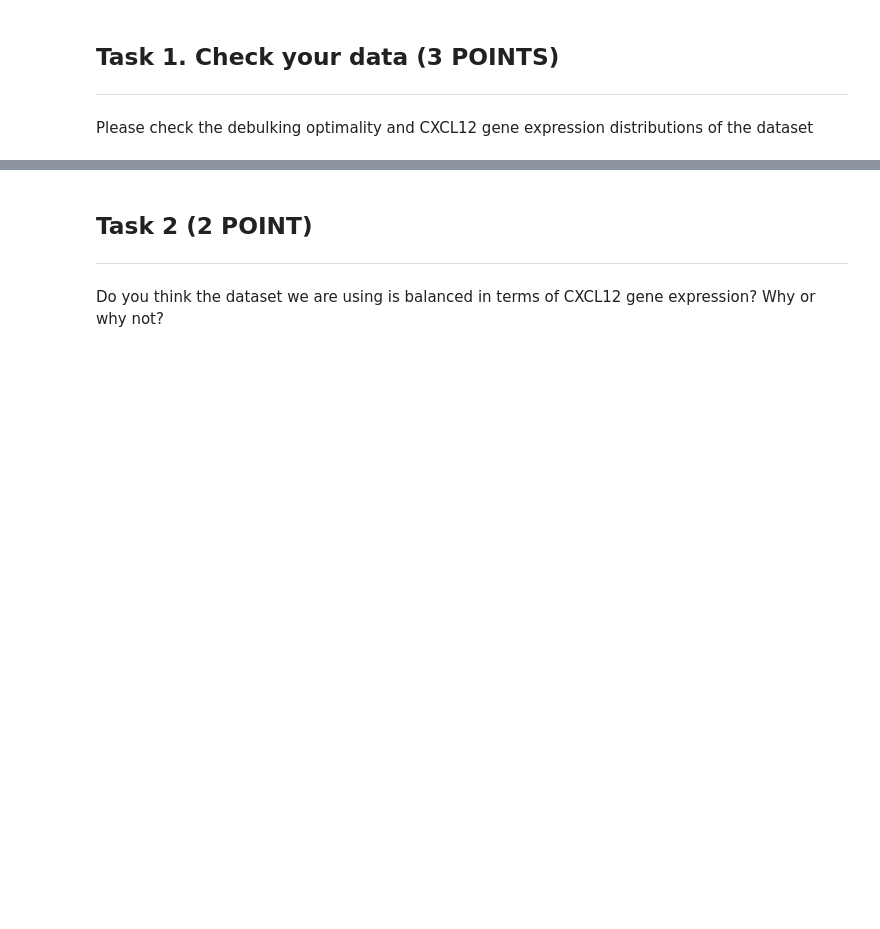
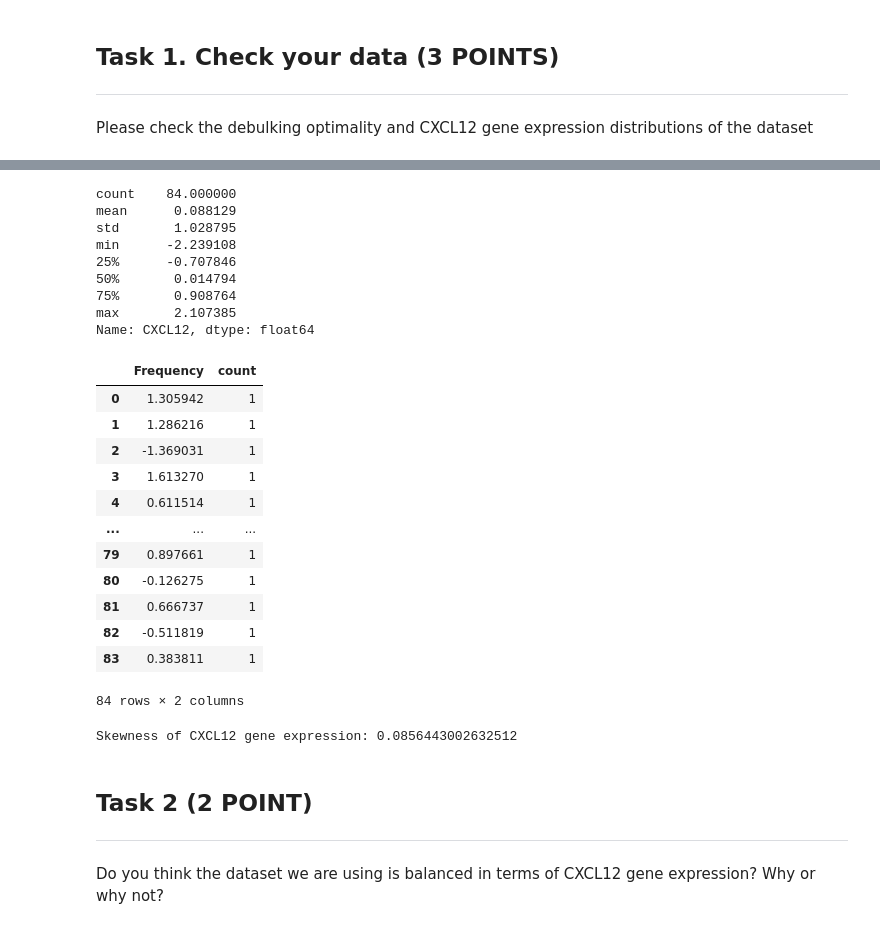
Before and after one commit to kalk-ak/Machine-Learning--MA, a Jupyter notebook: labs/lab2/Lab2_Prognosis.ipynb, the cells around one changed output, grey strips where cells are left out. Cells and saved outputs as stored; diff of their text form; code cells hidden in the pictures; blank space fills up the shorter version.

```diff
--- a/labs/lab2/Lab2_Prognosis.ipynb
+++ b/labs/lab2/Lab2_Prognosis.ipynb
@@ -72,3 +113,36 @@ Error:
+# %%
+display(df["CXCL12"].describe())
+
+display(df["CXCL12"].value_counts()
+        .sort_values()
+        .reset_index()
+        .rename(columns={"index": "CXCL12", "CXCL12": "Frequency"}))
+
+print(f"Skewness of CXCL12 gene expression: {df['CXCL12'].skew()}")
+# %% [output]
+count    84.000000
+mean      0.088129
+std       1.028795
+min      -2.239108
+25%      -0.707846
+50%       0.014794
+75%       0.908764
+max       2.107385
+Name: CXCL12, dtype: float64
+|  | Frequency | count |
+| 0 | 1.305942 | 1 |
+| 1 | 1.286216 | 1 |
+| 2 | -1.369031 | 1 |
+| 3 | 1.613270 | 1 |
+| 4 | 0.611514 | 1 |
+| ... | ... | ... |
+| 79 | 0.897661 | 1 |
+| 80 | -0.126275 | 1 |
+| 81 | 0.666737 | 1 |
+| 82 | -0.511819 | 1 |
+| 83 | 0.383811 | 1 |
+84 rows × 2 columns
+Skewness of CXCL12 gene expression: 0.0856443002632512
 # %% [markdown]
 ## Task 2 (2 POINT)
 ---
```
Also changed, not shown: parts of 6 cells of this notebook, 1 other file.
